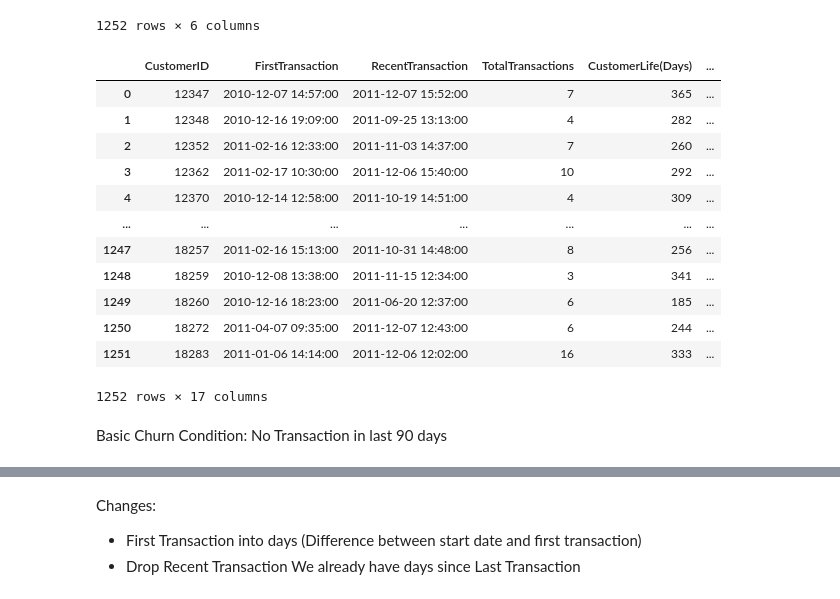
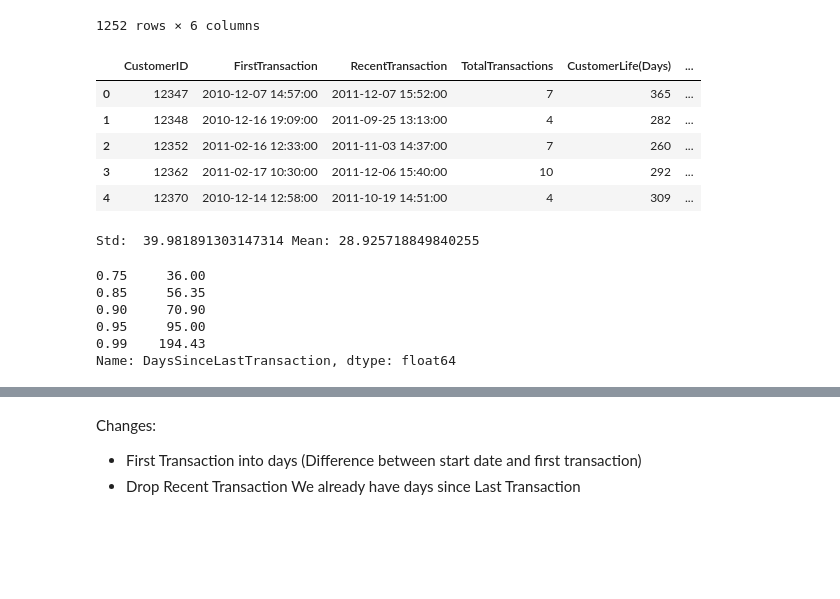
Before and after one commit to syLvester03/Profitability-Evaluation-In-Customer-Churn-In-Sales, a Jupyter notebook: UCI_Retail/Notebooks/Preprocessing.ipynb, the cells around one changed output, grey strips where cells are left out. Saved outputs shown, nothing was run; the diff lists cells and outputs as text; code cells hidden in the pictures; blank space fills up the shorter version.

```diff
--- a/UCI_Retail/Notebooks/Preprocessing.ipynb
+++ b/UCI_Retail/Notebooks/Preprocessing.ipynb
@@ -259,20 +258,11 @@ Behavioral_feature
 1252 rows × 6 columns
 # %%
 data = rfm_features.merge(Behavioral_feature, how='inner', on='CustomerID')
-data
+data.head()
 # %% [output]
 |  | CustomerID | FirstTransaction | RecentTransaction | TotalTransactions | CustomerLife(Days) | ... |
 | 0 | 12347 | 2010-12-07 14:57:00 | 2011-12-07 15:52:00 | 7 | 365 | ... |
 | 1 | 12348 | 2010-12-16 19:09:00 | 2011-09-25 13:13:00 | 4 | 282 | ... |
 | 2 | 12352 | 2011-02-16 12:33:00 | 2011-11-03 14:37:00 | 7 | 260 | ... |
 | 3 | 12362 | 2011-02-17 10:30:00 | 2011-12-06 15:40:00 | 10 | 292 | ... |
 | 4 | 12370 | 2010-12-14 12:58:00 | 2011-10-19 14:51:00 | 4 | 309 | ... |
-| ... | ... | ... | ... | ... | ... | ... |
-| 1247 | 18257 | 2011-02-16 15:13:00 | 2011-10-31 14:48:00 | 8 | 256 | ... |
-| 1248 | 18259 | 2010-12-08 13:38:00 | 2011-11-15 12:34:00 | 3 | 341 | ... |
-| 1249 | 18260 | 2010-12-16 18:23:00 | 2011-06-20 12:37:00 | 6 | 185 | ... |
-| 1250 | 18272 | 2011-04-07 09:35:00 | 2011-12-07 12:43:00 | 6 | 244 | ... |
-| 1251 | 18283 | 2011-01-06 14:14:00 | 2011-12-06 12:02:00 | 16 | 333 | ... |
-1252 rows × 17 columns
-# %% [markdown]
-Basic Churn Condition: No Transaction in last 90 days
@@ -278,0 +274,13 @@ Basic Churn Condition: No Transaction in last 90 days
+# %%
+std = data['DaysSinceLastTransaction'].std()
+mean = data['DaysSinceLastTransaction'].mean()
+print("Std: ",std,"Mean:", mean) # std higher than the mean skewed data
+data['DaysSinceLastTransaction'].quantile([0.75, 0.85 ,0.90, 0.95, 0.99])
+# %% [output]
+Std:  39.981891303147314 Mean: 28.925718849840255
+0.75     36.00
+0.85     56.35
+0.90     70.90
+0.95     95.00
+0.99    194.43
+Name: DaysSinceLastTransaction, dtype: float64
```
Also changed, not shown: parts of 9 cells of this notebook.
